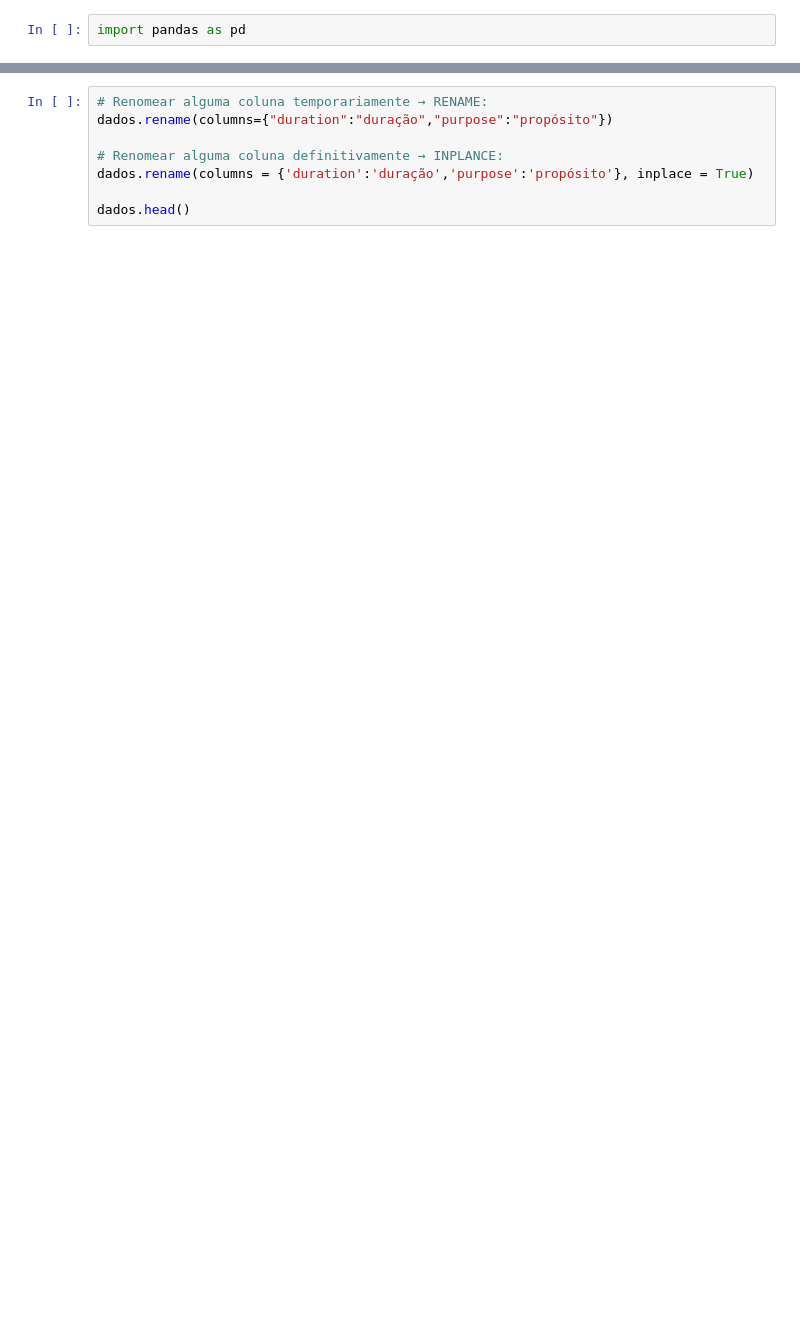
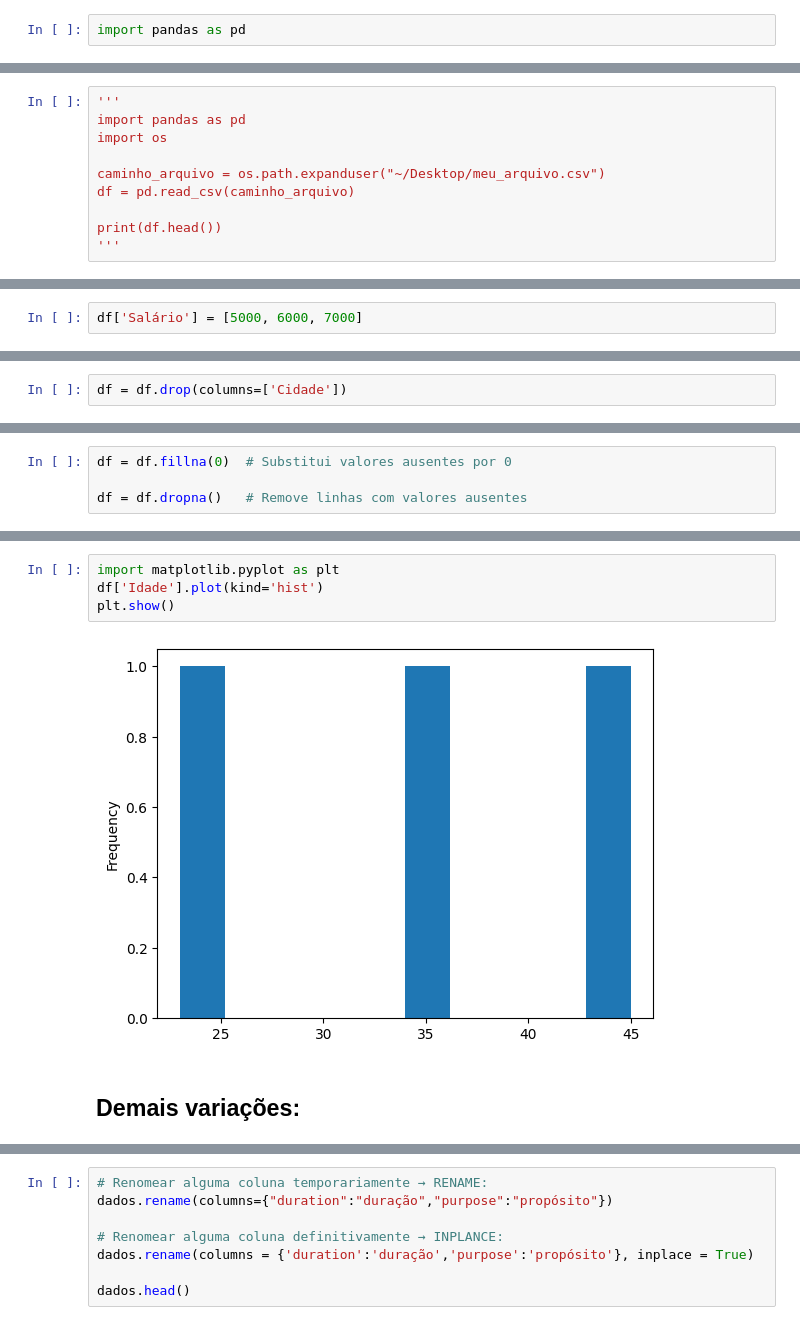
Before and after one commit to guipaleari/udemy_estudo_python, a Jupyter notebook: 01.Introducao/06.pandas.ipynb, the cells around one changed output, grey strips where cells are left out. Cells and saved outputs as stored; diff of their text form; blank space fills up the shorter version.

Commit message:
Atualização NumPy e Pandas

```diff
--- a/01.Introducao/06.pandas.ipynb
+++ b/01.Introducao/06.pandas.ipynb
@@ -10,0 +53,10 @@ import pandas as pd
+# %%
+'''
+import pandas as pd
+import os
+
+caminho_arquivo = os.path.expanduser("~/Desktop/meu_arquivo.csv")
+df = pd.read_csv(caminho_arquivo)
+
+print(df.head())
+'''
@@ -10,0 +125,2 @@ import pandas as pd
+# %%
+df['Salário'] = [5000, 6000, 7000]
@@ -10,0 +129,2 @@ import pandas as pd
+# %%
+df = df.drop(columns=['Cidade'])
@@ -10,0 +137,4 @@ import pandas as pd
+# %%
+df = df.fillna(0)  # Substitui valores ausentes por 0
+
+df = df.dropna()   # Remove linhas com valores ausentes
@@ -10,0 +151,8 @@ import pandas as pd
+# %%
+import matplotlib.pyplot as plt
+df['Idade'].plot(kind='hist')
+plt.show()
+# %% [output]
+[figure, added]
+# %% [markdown]
+## Demais variações:
```
Also changed, not shown: parts of 44 cells of this notebook, 5 other files.
